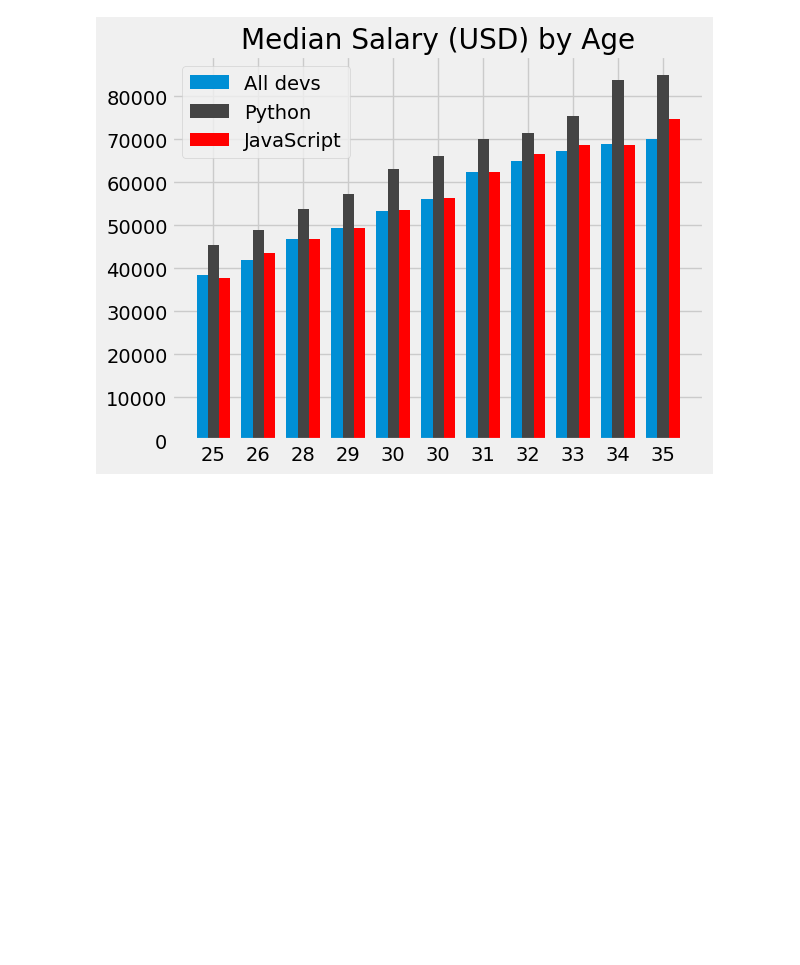
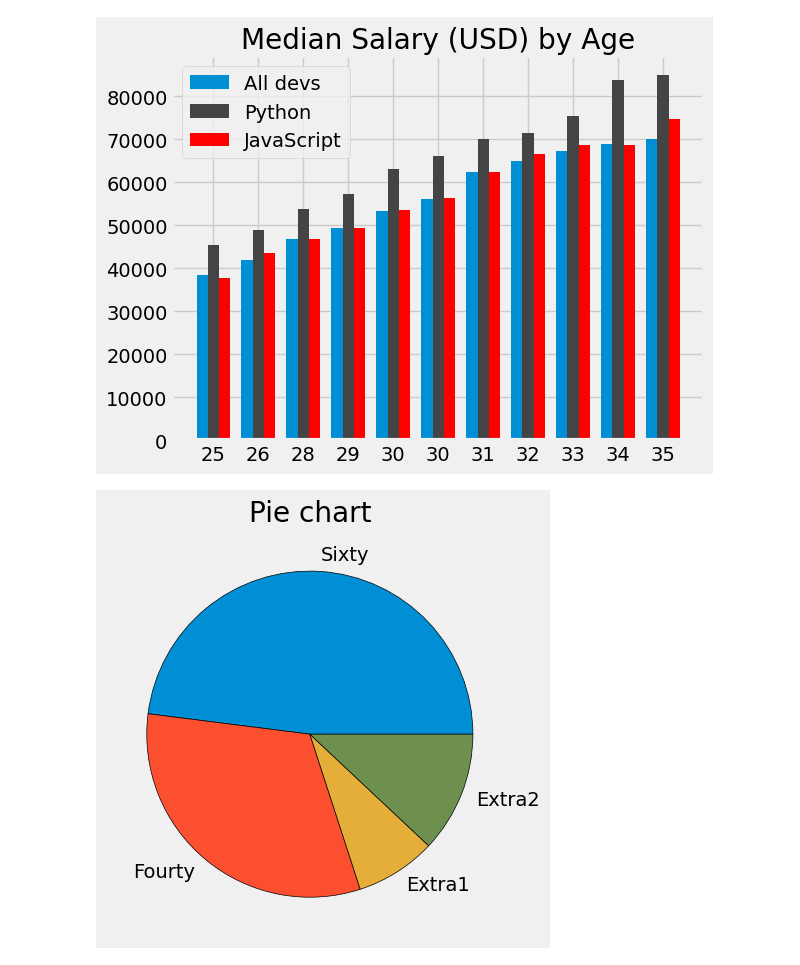
Before and after one commit to Sevinj-joy/Matplotlib_examples, a Jupyter notebook: matplotlib_examples.ipynb, the cells around one changed output. Cells and saved outputs as stored; diff of their text form; code cells hidden in the pictures; blank space fills up the shorter version.

```diff
--- a/matplotlib_examples.ipynb
+++ b/matplotlib_examples.ipynb
@@ -50,0 +47,19 @@ with open
+# %%
+plt.style.use('fivethirtyeight')
+
+slices=[120,80,20,30]
+labels= ['Sixty', 'Fourty', 'Extra1', 'Extra2']
+colors=['blue','red','green','yellow']
+
+plt.pie(slices,labels=labels,wedgeprops={'edgecolor':'black'})
+plt.title('Pie chart')
+plt.tight_layout()
+plt.show()
+
+#colors
+#blue = #008fd5
+#red = #fc4f30
+#yellow = #e5ae37
+#green = #6d904f
+# %% [output]
+[figure, added]
```
Also changed, not shown: parts of 6 cells of this notebook.
